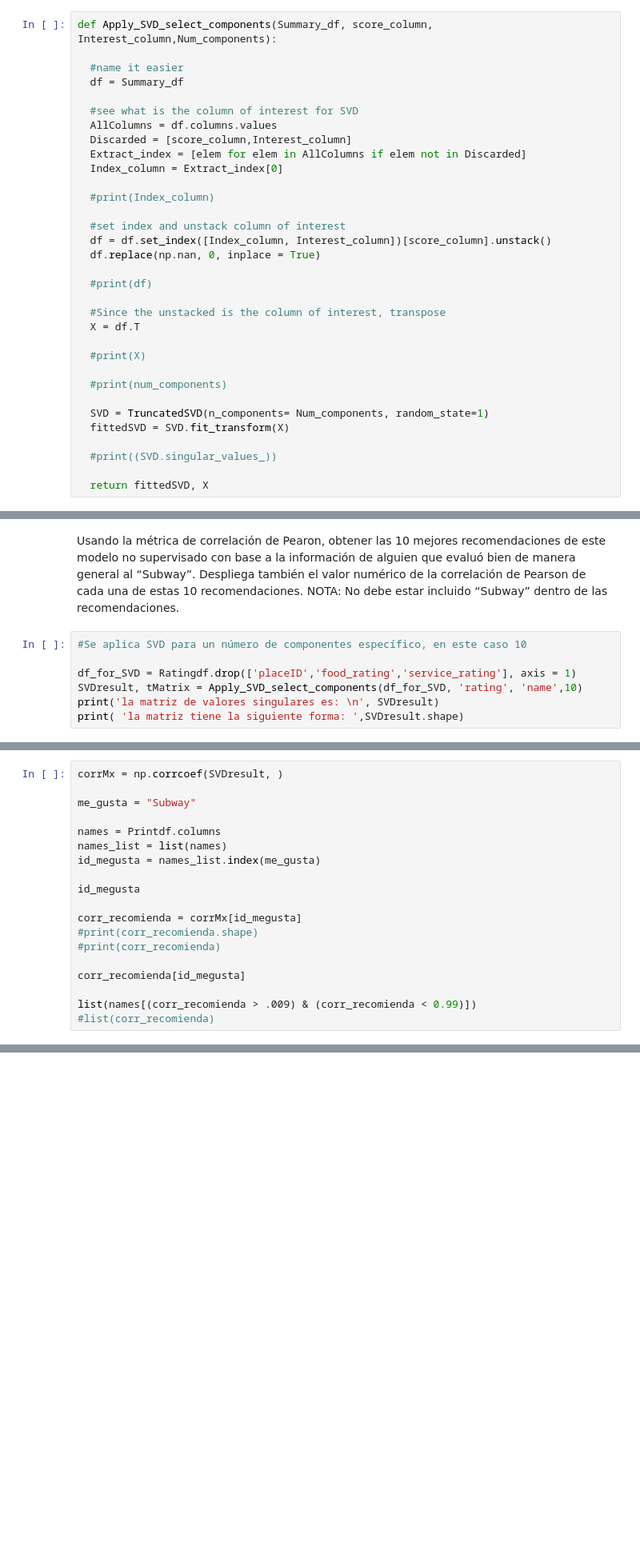
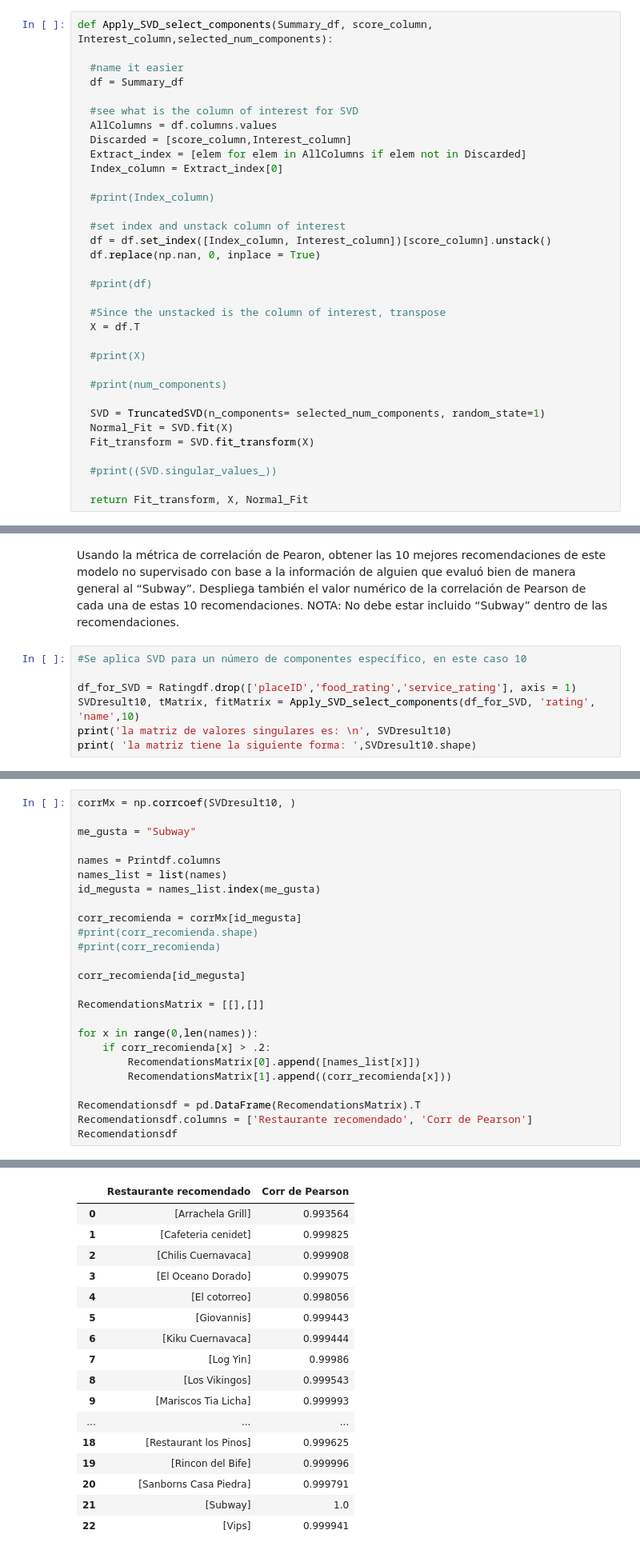
Before and after one commit to Pabloacostatec/iayaa-Equipo-25, a Jupyter notebook: MNA_IAyAA_semana_10_Actividad.ipynb, the cells around one changed output, grey strips where cells are left out. Shown at 80% size. Drawn from its saved outputs; the diff is of its cells as text; blank space fills up the shorter version.

```diff
--- a/MNA_IAyAA_semana_10_Actividad.ipynb
+++ b/MNA_IAyAA_semana_10_Actividad.ipynb
@@ -196,5 +197,5 @@ def Apply_SVD_all_components(Summary_df, score_column, Interest_column):
 # %%
-def Apply_SVD_select_components(Summary_df, score_column, Interest_column,Num_components):
+def Apply_SVD_select_components(Summary_df, score_column, Interest_column,selected_num_components):
 
   #name it easier
   df = Summary_df
@@ -220,12 +221,13 @@ def Apply_SVD_select_components(Summary_df, score_column, Interest_column,Num_co
 
   #print(num_components)
 
-  SVD = TruncatedSVD(n_components= Num_components, random_state=1)
-  fittedSVD = SVD.fit_transform(X)
+  SVD = TruncatedSVD(n_components= selected_num_components, random_state=1)
+  Normal_Fit = SVD.fit(X)
+  Fit_transform = SVD.fit_transform(X)
 
   #print((SVD.singular_values_))
 
-  return fittedSVD, X
+  return Fit_transform, X, Normal_Fit
 # %%
 #Se aplica SVD para todos los componentes
 
@@ -260,9 +262,9 @@ recomendaciones. NOTA: No debe estar incluido “Subway” dentro de las recomen
 #Se aplica SVD para un número de componentes específico, en este caso 10
 
 df_for_SVD = Ratingdf.drop(['placeID','food_rating','service_rating'], axis = 1)
-SVDresult, tMatrix = Apply_SVD_select_components(df_for_SVD, 'rating', 'name',10)
-print('la matriz de valores singulares es: \n', SVDresult)
-print( 'la matriz tiene la siguiente forma: ',SVDresult.shape)
+SVDresult10, tMatrix, fitMatrix = Apply_SVD_select_components(df_for_SVD, 'rating', 'name',10)
+print('la matriz de valores singulares es: \n', SVDresult10)
+print( 'la matriz tiene la siguiente forma: ',SVDresult10.shape)
 # %% [output]
 la matriz de valores singulares es:
  [[ 2.23151748e-01 -3.35292160e-01  9.24898831e-01 ... -4.36209184e-01
@@ -280,7 +282,7 @@ la matriz de valores singulares es:
    9.50462602e-03  5.23989250e-03]]
 la matriz tiene la siguiente forma:  (129, 10)
 # %%
-corrMx = np.corrcoef(SVDresult, )
+corrMx = np.corrcoef(SVDresult10, )
 
 me_gusta = "Subway"
 
@@ -288,14 +290,20 @@ names = Printdf.columns
 names_list = list(names)
 id_megusta = names_list.index(me_gusta)
 
-id_megusta
-
 corr_recomienda = corrMx[id_megusta]
 #print(corr_recomienda.shape)
 #print(corr_recomienda)
 
 corr_recomienda[id_megusta]
 
-list(names[(corr_recomienda > .009) & (corr_recomienda < 0.99)])
-#list(corr_recomienda)
+RecomendationsMatrix = [[],[]]
+
+for x in range(0,len(names)):
+    if corr_recomienda[x] > .2:
+        RecomendationsMatrix[0].append([names_list[x]])
+        RecomendationsMatrix[1].append((corr_recomienda[x]))
+
+Recomendationsdf = pd.DataFrame(RecomendationsMatrix).T
+Recomendationsdf.columns = ['Restaurante recomendado', 'Corr de Pearson']
+Recomendationsdf
 # %% [output]
@@ -317,2 +310,19 @@ list(names[(corr_recomienda > .009) & (corr_recomienda < 0.99)])
+|  | Restaurante recomendado | Corr de Pearson |
+| 0 | [Arrachela Grill] | 0.993564 |
+| 1 | [Cafeteria cenidet] | 0.999825 |
+| 2 | [Chilis Cuernavaca] | 0.999908 |
+| 3 | [El Oceano Dorado] | 0.999075 |
+| 4 | [El cotorreo] | 0.998056 |
+| 5 | [Giovannis] | 0.999443 |
+| 6 | [Kiku Cuernavaca] | 0.999444 |
+| 7 | [Log Yin] | 0.99986 |
+| 8 | [Los Vikingos] | 0.999543 |
+| 9 | [Mariscos Tia Licha] | 0.999993 |
+| ... | ... | ... |
+| 18 | [Restaurant los Pinos] | 0.999625 |
+| 19 | [Rincon del Bife] | 0.999996 |
+| 20 | [Sanborns Casa Piedra] | 0.999791 |
+| 21 | [Subway] | 1.0 |
+| 22 | [Vips] | 0.999941 |
 # %% [markdown]
 #**Ejercicio-4.**
```
Also changed, not shown: parts of 23 cells of this notebook.
